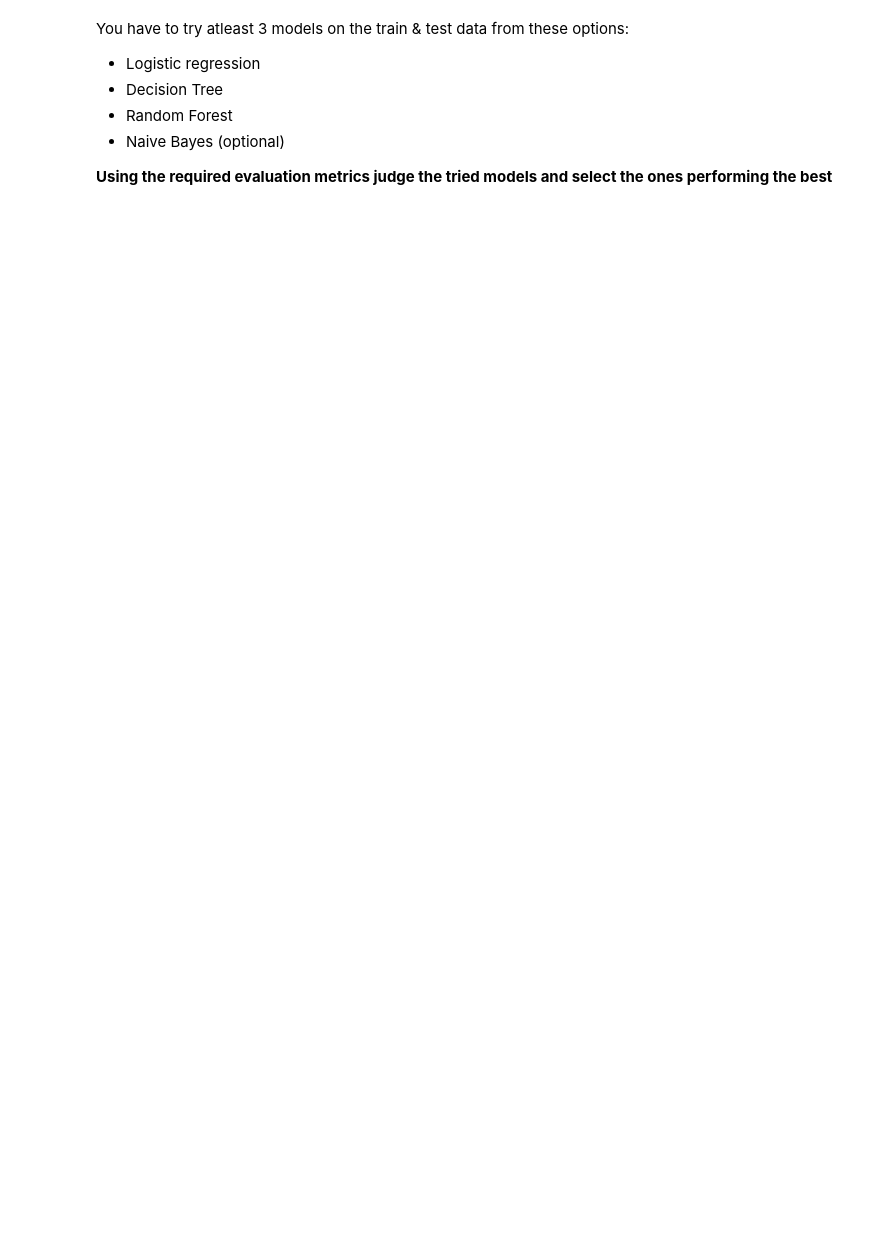
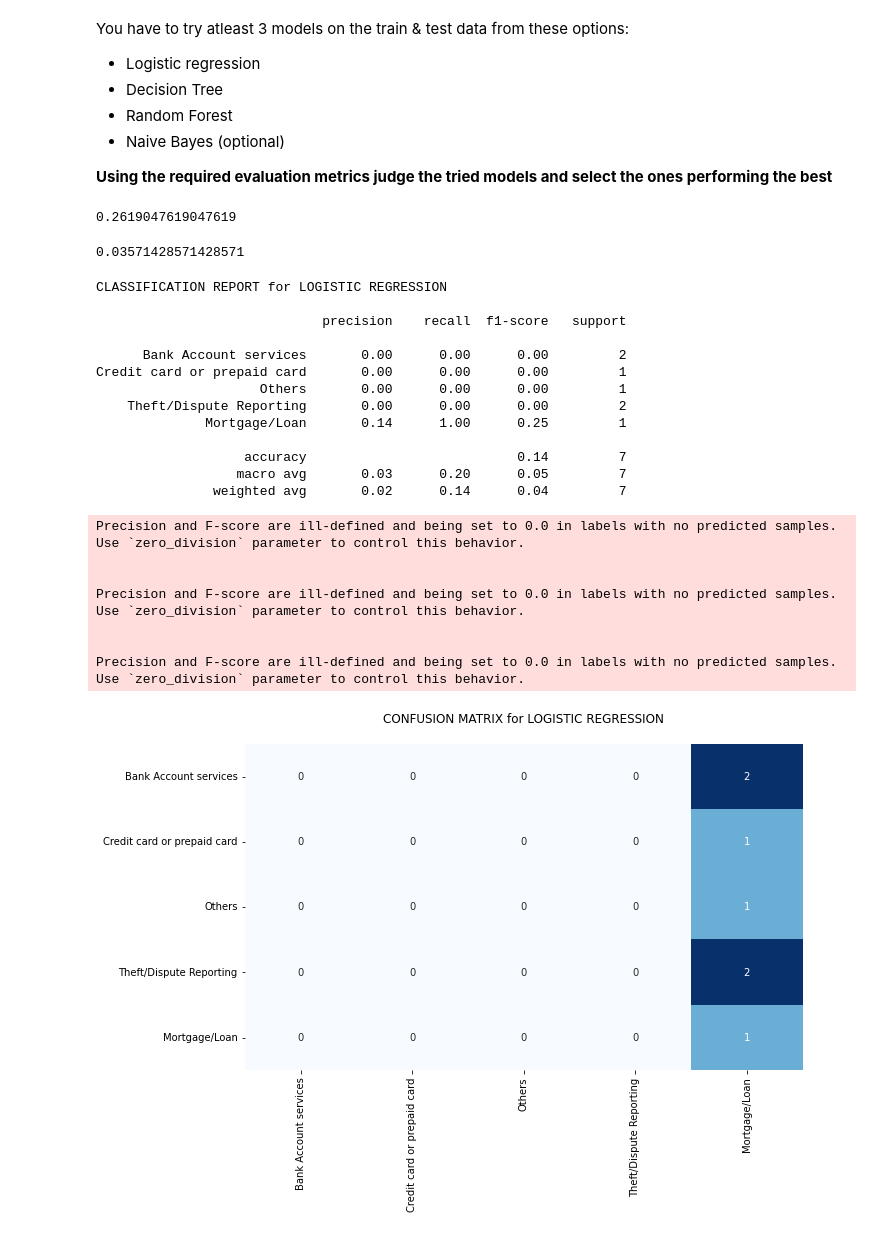
Before and after one commit to santoshramakumar/Automatic-Ticket-Classification-, a Jupyter notebook: Automatic_Ticket_Classification_Assignment.ipynb, the cells around one changed output. Saved outputs shown, nothing was run; the diff lists cells and outputs as text; code cells hidden in the pictures; blank space fills up the shorter version.

```diff
--- a/Automatic_Ticket_Classification_Assignment.ipynb
+++ b/Automatic_Ticket_Classification_Assignment.ipynb
@@ -685,0 +914,8 @@ training_data
+# %%
+# Perform Train-Test split
+X_train, X_test, y_train, y_test = train_test_split(X_train_tfidf, training_data.Topic, test_size=0.25, random_state=42)
+
+print(f"Shape of X_train: {X_train.shape}")
+print(f"Shape of y_train: {y_train.shape}")
+print(f"Shape of X_test: {X_test.shape}")
+print(f"Shape of y_test: {y_test.shape}")
@@ -693,3 +934,71 @@ You have to try atleast 3 models on the train & test data from these options:
 **Using the required evaluation metrics judge the tried models and select the ones performing the best**
 # %%
 # Write your code here to build any 3 models and evaluate them using the required metrics
+# %%
+# Create a function to evaluate models
+def eval_model(y_test, y_pred, model_name):
+
+    print(f"CLASSIFICATION REPORT for {model_name}\n")
+    print(classification_report(y_test, y_pred, target_names=["Bank Account services", "Credit card or prepaid card", "Others", "Theft/Dispute Reporting",
+"Mortgage/Loan"]))
+
+    # plot confusion matrix of the classifier
+    plt.figure(figsize=(10,6))
+    plt.title(f"CONFUSION MATRIX for {model_name}\n")
+    matrix = confusion_matrix(y_test, y_pred)
+    sns.heatmap(matrix, annot=True, cbar=None, cmap="Blues", fmt='d', xticklabels=["Bank Account services", "Credit card or prepaid card", "Others", "Theft/Dispute Reporting",
+"Mortgage/Loan"], yticklabels=["Bank Account services", "Credit card or prepaid card", "Others", "Theft/Dispute Reporting",
+"Mortgage/Loan"])
+    plt.show()
+
+    return
+# %%
+# Logistic regression
+model_name = 'LOGISTIC REGRESSION'
+clf_lr = LogisticRegression(solver='liblinear')
+clf_lr.fit(X_train, y_train)
+y_pred_lr = clf_lr.predict(X_test)
+# %%
+# Calculate F1 Score of tuned model
+f1_lr = f1_score(y_test, y_pred_lr, average="weighted")
+f1_lr
+# %% [output]
+0.2619047619047619
+# %%
+# Run Logistic Regression on tuned hyperparameters
+clf_lr_tuned = LogisticRegression(C=1,
+                                  penalty='l1',
+                                  solver='saga')
+clf_lr_tuned.fit(X_train, y_train)
+y_pred_lr_tuned = clf_lr_tuned.predict(X_test)
+# %%
+# Calculate F1 Score of tuned model using weighted average method
+f1_lr_tuned = f1_score(y_test, y_pred_lr_tuned, average="weighted")
+f1_lr_tuned
+# %% [output]
+0.03571428571428571
+# %%
+# Evaluate the tuned Logistic Regression classifier
+eval_model(y_test, y_pred_lr_tuned, model_name)
+# %% [output]
+CLASSIFICATION REPORT for LOGISTIC REGRESSION
+
+                             precision    recall  f1-score   support
+
+      Bank Account services       0.00      0.00      0.00         2
+Credit card or prepaid card       0.00      0.00      0.00         1
+                     Others       0.00      0.00      0.00         1
+    Theft/Dispute Reporting       0.00      0.00      0.00         2
+              Mortgage/Loan       0.14      1.00      0.25         1
+
+                   accuracy                           0.14         7
+                  macro avg       0.03      0.20      0.05         7
+               weighted avg       0.02      0.14      0.04         7
+Precision and F-score are ill-defined and being set to 0.0 in labels with no predicted samples. Use `zero_division` parameter to control this behavior.
+
+
+Precision and F-score are ill-defined and being set to 0.0 in labels with no predicted samples. Use `zero_division` parameter to control this behavior.
+
+
+Precision and F-score are ill-defined and being set to 0.0 in labels with no predicted samples. Use `zero_division` parameter to control this behavior.
+[figure, added]
```
Also changed, not shown: parts of 62 cells of this notebook.
